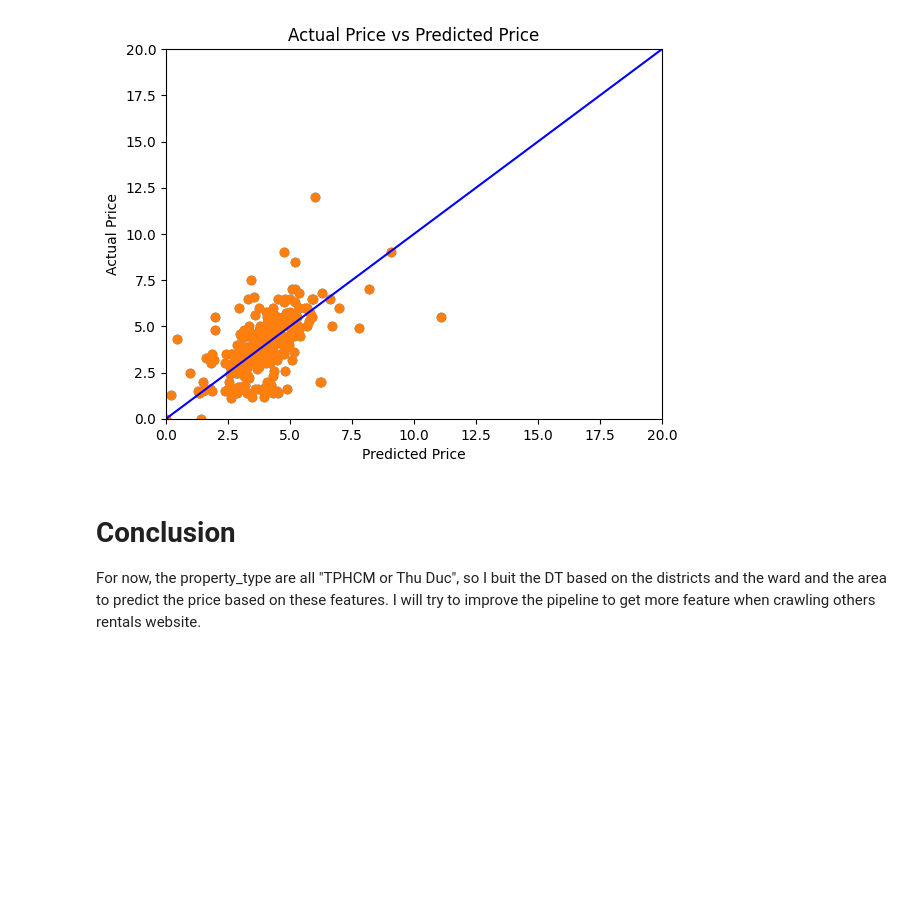
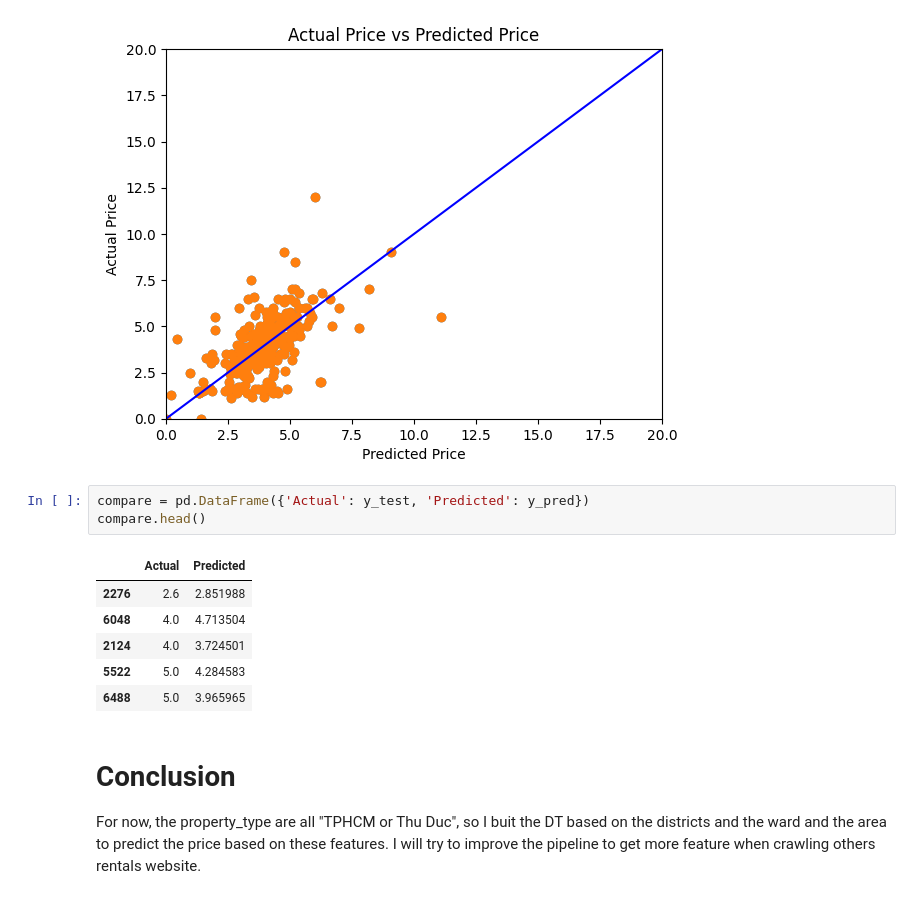
Before and after one commit to bkrental/website-crawler-service, a Jupyter notebook: website_scraper/models/price_predicting_model.ipynb, the cells around one changed output. Cells and saved outputs as stored; diff of their text form; blank space fills up the shorter version.

```diff
--- a/website_scraper/models/price_predicting_model.ipynb
+++ b/website_scraper/models/price_predicting_model.ipynb
@@ -192,6 +195,16 @@ plt.ylim(0, 20)
 plt.show()
 # %% [output]
 [figure]
+# %%
+compare = pd.DataFrame({'Actual': y_test, 'Predicted': y_pred})
+compare.head()
+# %% [output]
+|  | Actual | Predicted |
+| 2276 | 2.6 | 2.851988 |
+| 6048 | 4.0 | 4.713504 |
+| 2124 | 4.0 | 3.724501 |
+| 5522 | 5.0 | 4.284583 |
+| 6488 | 5.0 | 3.965965 |
 # %% [markdown]
 # Conclusion
 For now, the property_type are all "TPHCM or Thu Duc", so I buit the DT based on the districts and the ward and the area to predict the price based on these features. I will try to improve the pipeline to get  more feature when crawling others rentals website.
```
Also changed, not shown: parts of 4 cells of this notebook, 6 other files.
